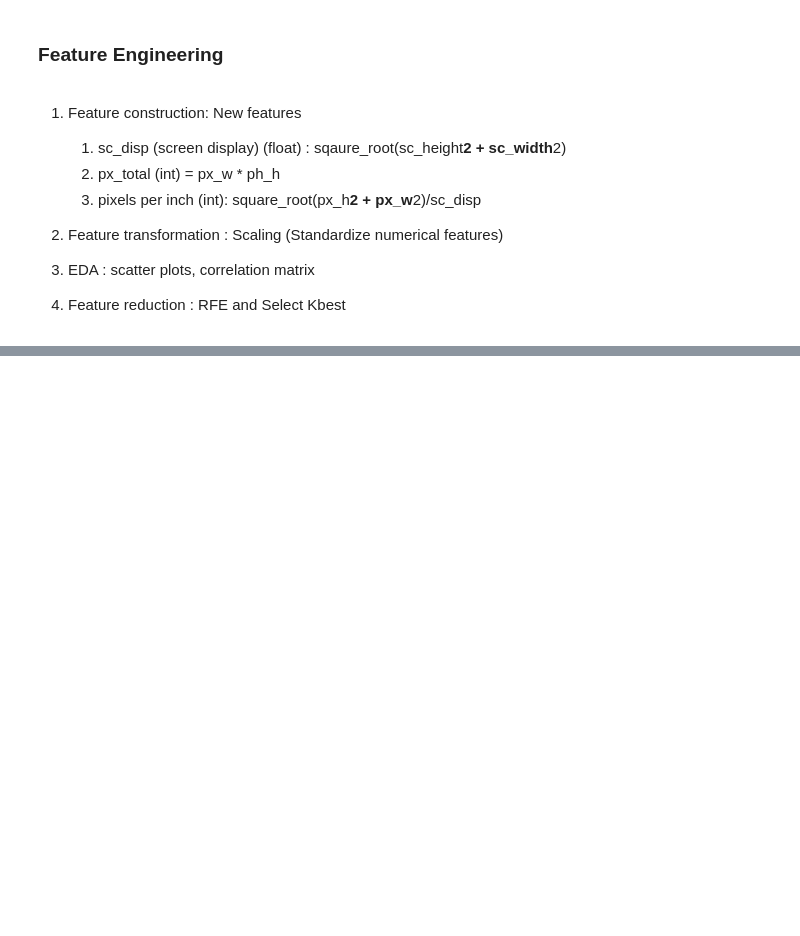
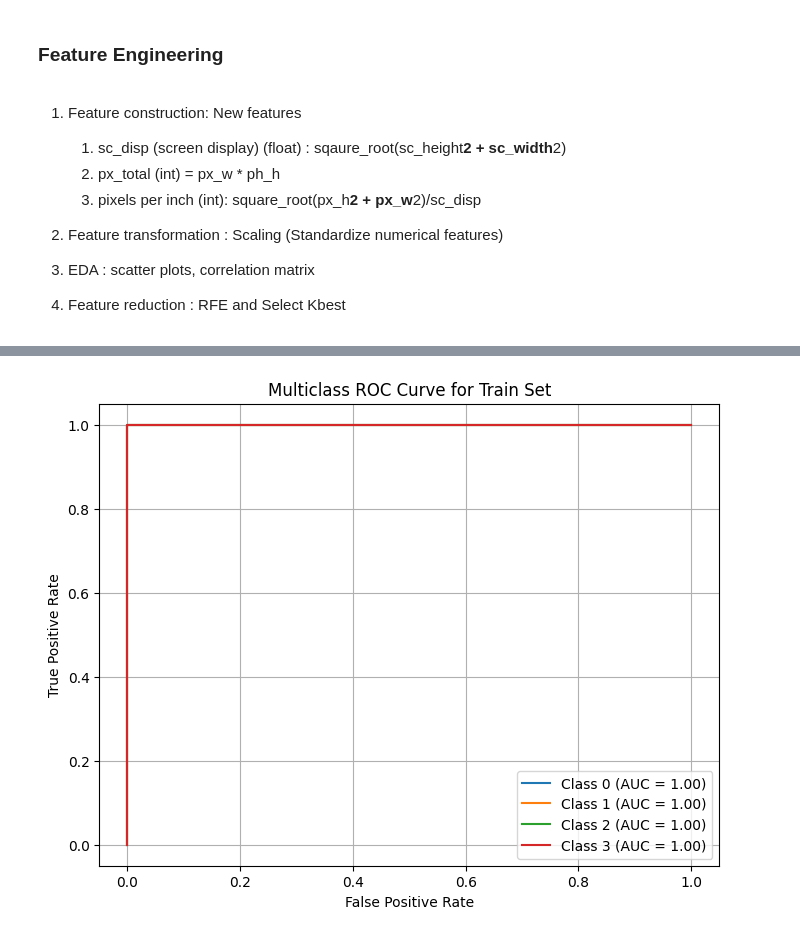
Before and after one commit to Clarkey33/Mobile_Price_Prediction, a Jupyter notebook: classification_model.ipynb, the cells around one changed output, grey strips where cells are left out. Saved outputs shown, nothing was run; the diff lists cells and outputs as text; code cells hidden in the pictures; blank space fills up the shorter version.

```diff
--- a/classification_model.ipynb
+++ b/classification_model.ipynb
@@ -302,0 +583,6 @@ check_outlier(df_mobile)
+# %%
+#initialize test predictors and target
+y_test= df_mobile_test['price_range'] #target
+X_test= df_mobile_test[[col for col in df_mobile_test.columns if col != 'price_range']] #predictors
+
+X_test = X_test[selected_features.to_list()] #based on SelectKBest
@@ -302,0 +604,7 @@ check_outlier(df_mobile)
+# %%
+
+def plot_roc_curve(y_test, y_pred_prob, class_name):
+    '''Plot ROC curve and generate ROC/AUC score'''
+    fpr, tpr, thresholds = roc_curve(y_test, y_pred_prob)
+    auc = roc_auc_score(y_test, y_pred_prob)
+    plt.plot(fpr, tpr, label=f"Class {class_name} (AUC = {auc:.2f})")
@@ -302,0 +651,19 @@ check_outlier(df_mobile)
+# %%
+#calculate y_train_prob
+y_train_prob = pipe_dt.predict_proba(X_train)  # Probabilities for the positive class (class 1)
+
+# Plot roc curve
+plt.figure(figsize=(8, 6))
+
+for i, class_name in enumerate(pipe_dt.classes_):
+    plot_roc_curve(y_train == i, y_train_prob[:, i], class_name)
+
+# Finalize the plot
+plt.ylabel('True Positive Rate')
+plt.xlabel('False Positive Rate')
+plt.title('Multiclass ROC Curve for Train Set')
+plt.legend(loc='lower right')
+plt.grid()
+plt.show()
+# %% [output]
+[figure, added]
```
Also changed, not shown: parts of 37 cells of this notebook.
